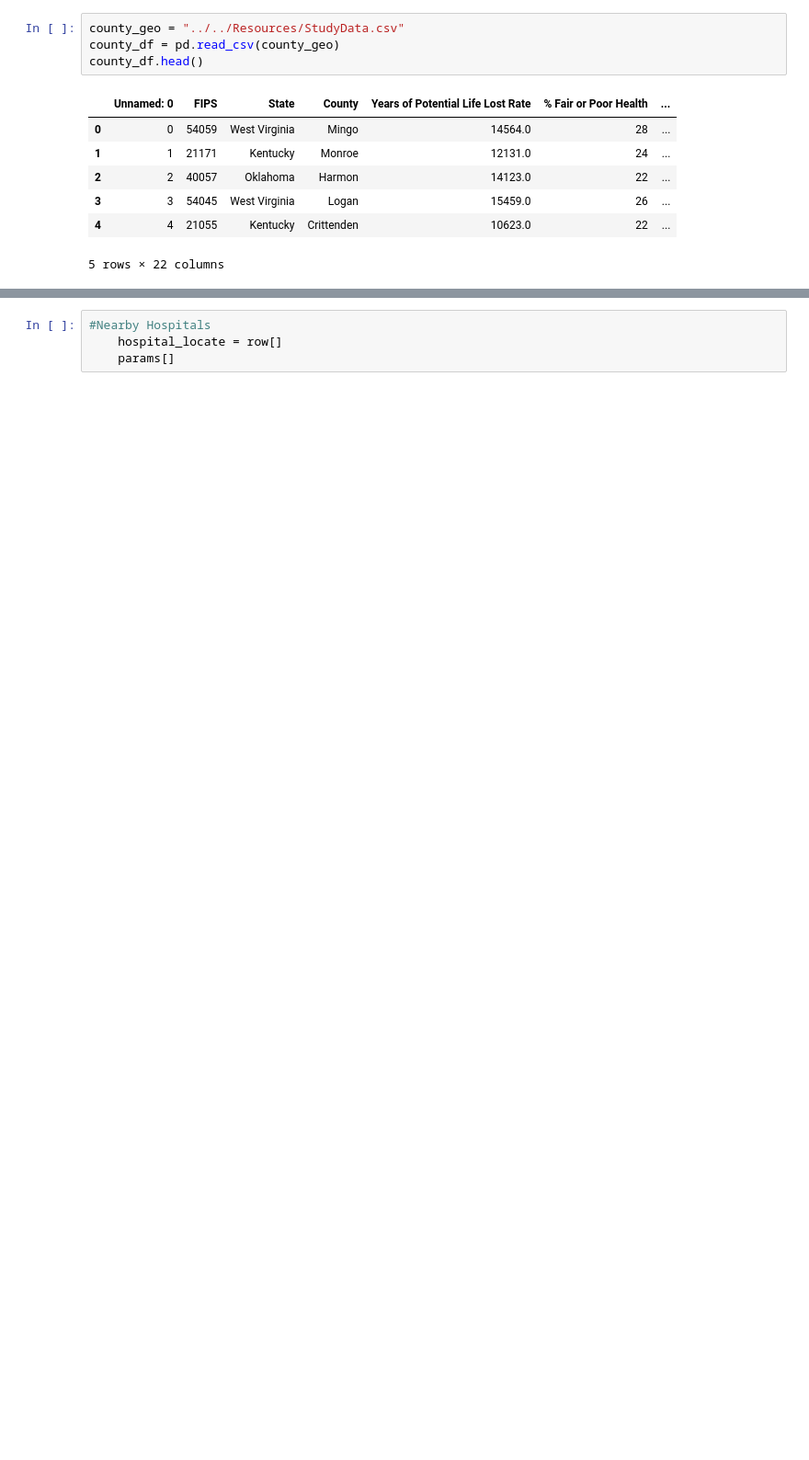
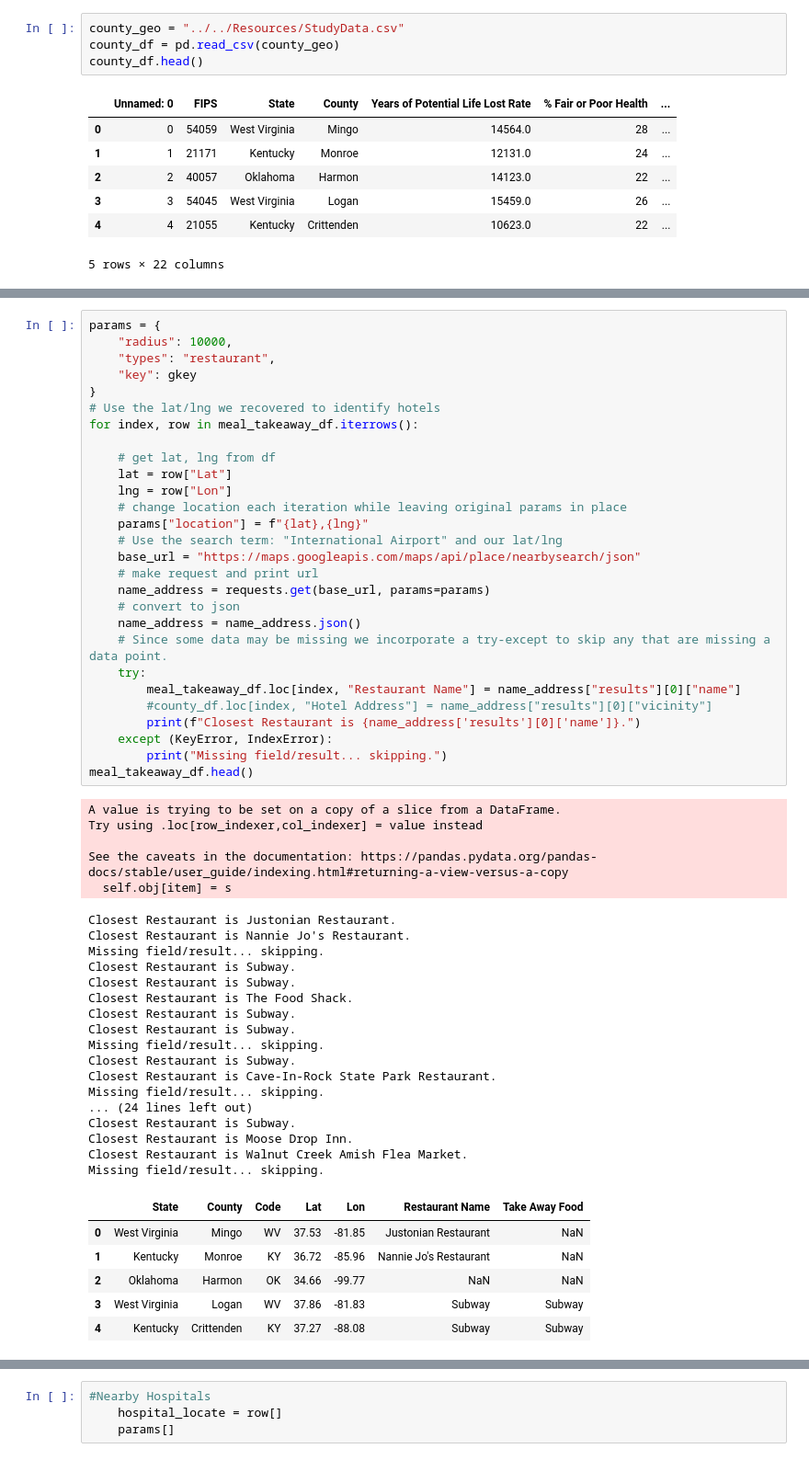
Before and after one commit to hbielser/FourLoopers.CityProject1, a Jupyter notebook: Project Files/Jupyter Notebook Files/DataFile.ipynb, the cells around one changed output, grey strips where cells are left out. Shown: that part at 92% size. Cells and saved outputs as stored; diff of their text form; blank space fills up the shorter version.

```diff
--- a/Project Files/Jupyter Notebook Files/DataFile.ipynb
+++ b/Project Files/Jupyter Notebook Files/DataFile.ipynb
@@ -31,0 +142,57 @@ for index, row in types_df.iterrows():
+# %%
+params = {
+    "radius": 10000,
+    "types": "restaurant",
+    "key": gkey
+}
+# Use the lat/lng we recovered to identify hotels
+for index, row in meal_takeaway_df.iterrows():
+
+    # get lat, lng from df
+    lat = row["Lat"]
+    lng = row["Lon"]
+    # change location each iteration while leaving original params in place
+    params["location"] = f"{lat},{lng}"
+    # Use the search term: "International Airport" and our lat/lng
+    base_url = "https://maps.googleapis.com/maps/api/place/nearbysearch/json"
+    # make request and print url
+    name_address = requests.get(base_url, params=params)
+    # convert to json
+    name_address = name_address.json()
+    # Since some data may be missing we incorporate a try-except to skip any that are missing a data point.
+    try:
+        meal_takeaway_df.loc[index, "Restaurant Name"] = name_address["results"][0]["name"]
+        #county_df.loc[index, "Hotel Address"] = name_address["results"][0]["vicinity"]
+        print(f"Closest Restaurant is {name_address['results'][0]['name']}.")
+    except (KeyError, IndexError):
+        print("Missing field/result... skipping.")
+meal_takeaway_df.head()
+# %% [output]
+A value is trying to be set on a copy of a slice from a DataFrame.
+Try using .loc[row_indexer,col_indexer] = value instead
+
+See the caveats in the documentation: https://pandas.pydata.org/pandas-docs/stable/user_guide/indexing.html#returning-a-view-versus-a-copy
+  self.obj[item] = s
+Closest Restaurant is Justonian Restaurant.
+Closest Restaurant is Nannie Jo's Restaurant.
+Missing field/result... skipping.
+Closest Restaurant is Subway.
+Closest Restaurant is Subway.
+Closest Restaurant is The Food Shack.
+Closest Restaurant is Subway.
+Closest Restaurant is Subway.
+Missing field/result... skipping.
+Closest Restaurant is Subway.
+Closest Restaurant is Cave-In-Rock State Park Restaurant.
+Missing field/result... skipping.
+... (24 lines left out)
+Closest Restaurant is Subway.
+Closest Restaurant is Moose Drop Inn.
+Closest Restaurant is Walnut Creek Amish Flea Market.
+Missing field/result... skipping.
+|  | State | County | Code | Lat | Lon | Restaurant Name | Take Away Food |
+| 0 | West Virginia | Mingo | WV | 37.53 | -81.85 | Justonian Restaurant | NaN |
+| 1 | Kentucky | Monroe | KY | 36.72 | -85.96 | Nannie Jo's Restaurant | NaN |
+| 2 | Oklahoma | Harmon | OK | 34.66 | -99.77 | NaN | NaN |
+| 3 | West Virginia | Logan | WV | 37.86 | -81.83 | Subway | Subway |
+| 4 | Kentucky | Crittenden | KY | 37.27 | -88.08 | Subway | Subway |
```
Also changed, not shown: parts of 9 cells of this notebook, 1 other file.
